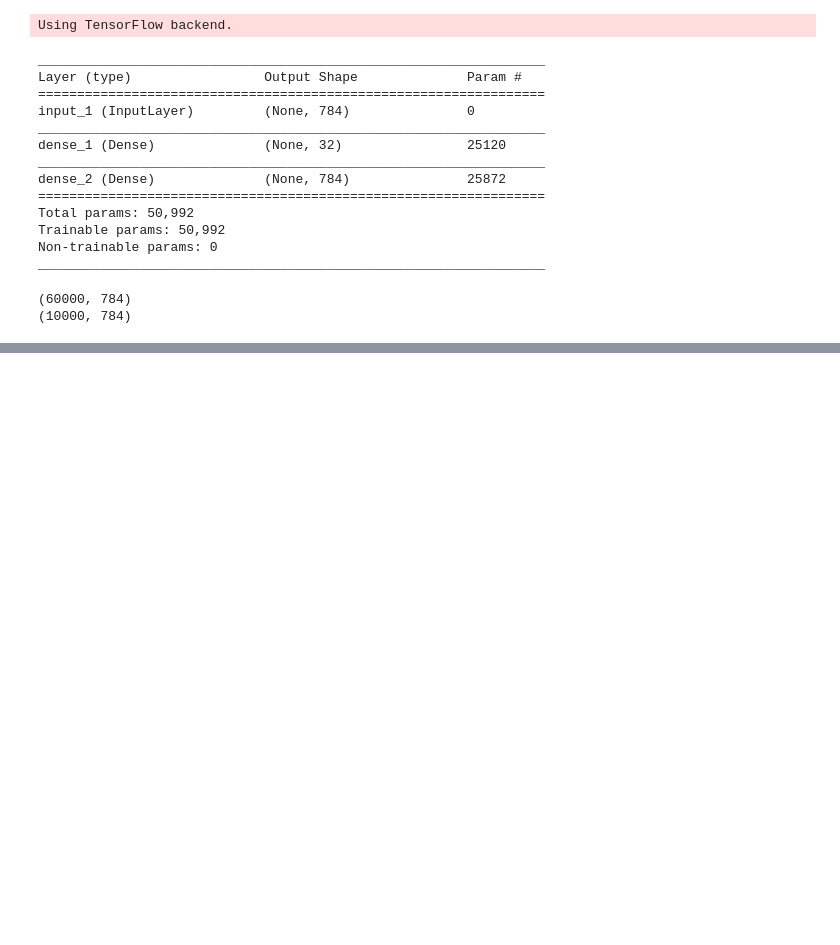
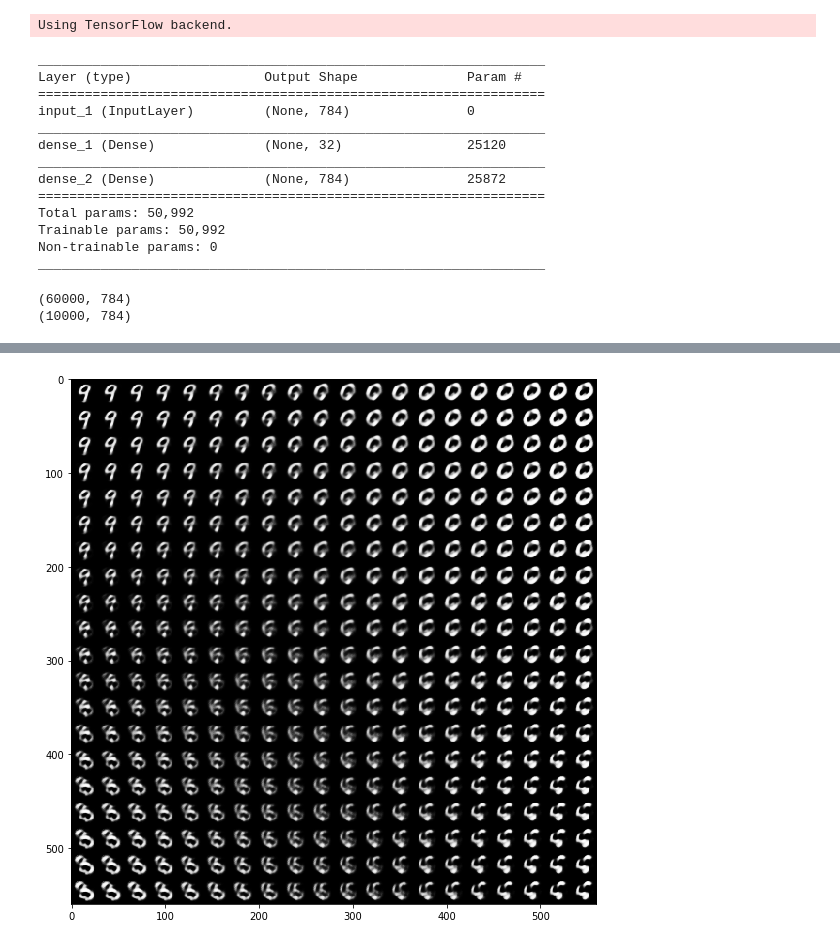
Before and after one commit to mrquincle/keras-adversarial-autoencoders, a Jupyter notebook: experiments/Ordinary Autoencoder.ipynb, the cells around one changed output, grey strips where cells are left out. Cells and saved outputs as stored; diff of their text form; code cells hidden in the pictures; blank space fills up the shorter version.

Commit message:
Ordinary Autoencoder with 32 latent vars has a lot of intermediate representations going from digit to digit that do not adhere to much recognizable.

```diff
--- a/experiments/Ordinary Autoencoder.ipynb
+++ b/experiments/Ordinary Autoencoder.ipynb
@@ -95,0 +127,32 @@ plt.show()
+# %%
+nx = ny = 20
+x_values = np.linspace(-3, 3, nx)
+y_values = np.linspace(-3, 3, ny)
+
+#z_mu_base = np.random.rand(1, encoding_dim);
+
+z_select = np.arange(encoding_dim)
+np.random.shuffle(z_select)
+
+z_mu_all = encoder.predict(x_test)
+z_mu_base0 = np.reshape(z_mu_all[z_select[0]], (1, encoding_dim))
+z_mu_base1 = np.reshape(z_mu_all[z_select[1]], (1, encoding_dim))
+z_mu_base2 = np.reshape(z_mu_all[z_select[2]], (1, encoding_dim))
+z_mu_base3 = np.reshape(z_mu_all[z_select[3]], (1, encoding_dim))
+
+canvas = np.empty((28*ny, 28*nx))
+for i, yi in enumerate(x_values):
+    for j, xi in enumerate(y_values):
+        #z_mu = np.array([[xi, yi]]) # only for 2 dim
+        # Show interpolations between four randomly chosen digits from the test set
+        z_mu = z_mu_base0 * ((xi + 3)/6)*(1-(yi + 3)/6) + z_mu_base1 * (1-(xi + 3)/6)*((yi + 3)/6)
+        z_mu += z_mu_base2 * ((xi + 3)/6)*((yi + 3)/6) + z_mu_base3 * (1-(xi + 3)/6)*(1-(yi + 3)/6)
+        x_mean = decoder.predict(z_mu)
+        canvas[(nx-i-1)*28:(nx-i)*28, j*28:(j+1)*28] = x_mean[0].reshape(28, 28)
+
+plt.figure(figsize=(8, 10))
+Xi, Yi = np.meshgrid(x_values, y_values)
+plt.imshow(canvas, origin="upper", cmap="gray")
+plt.tight_layout()
+# %% [output]
+[figure, added]
```
Also changed, not shown: parts of 8 cells of this notebook, 1 other file.
